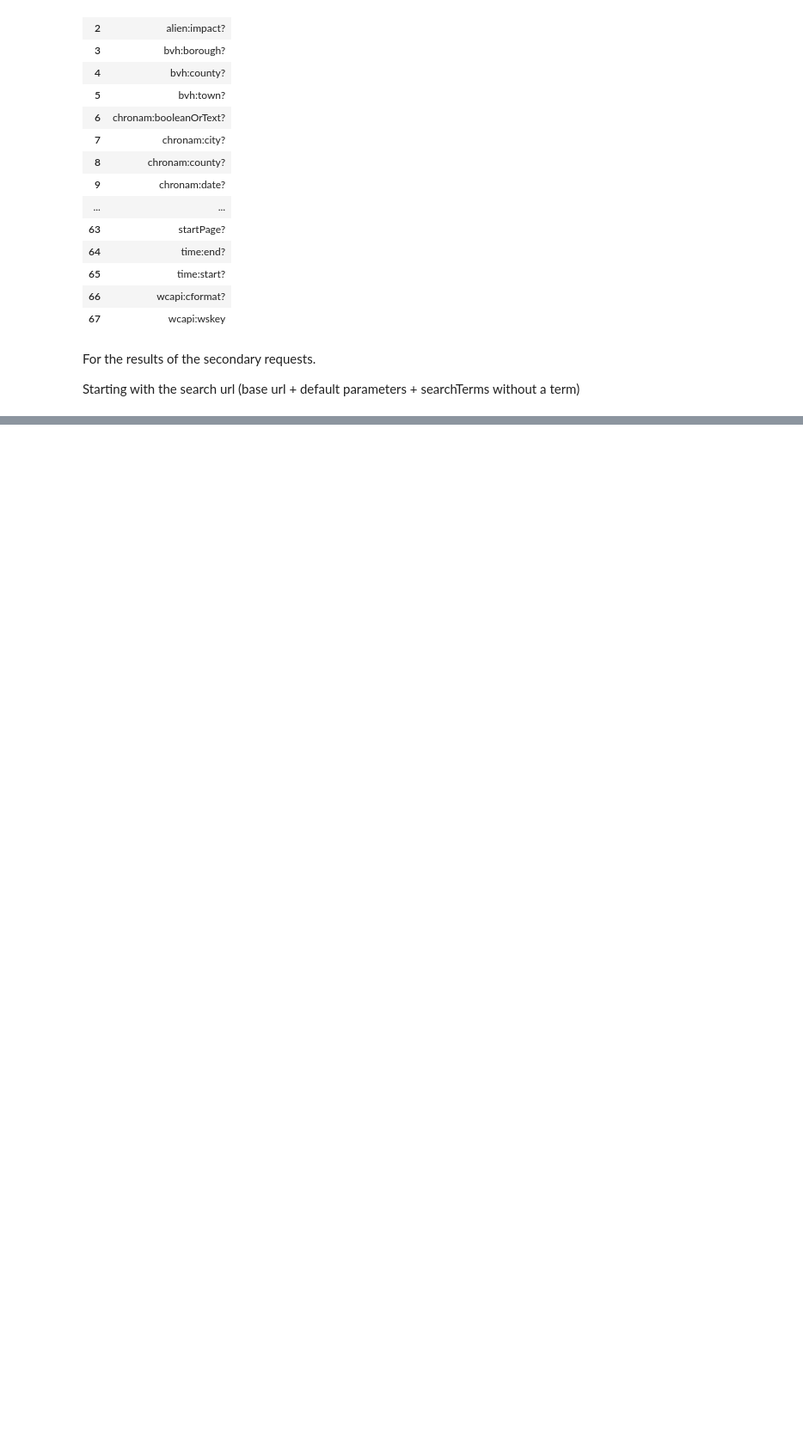
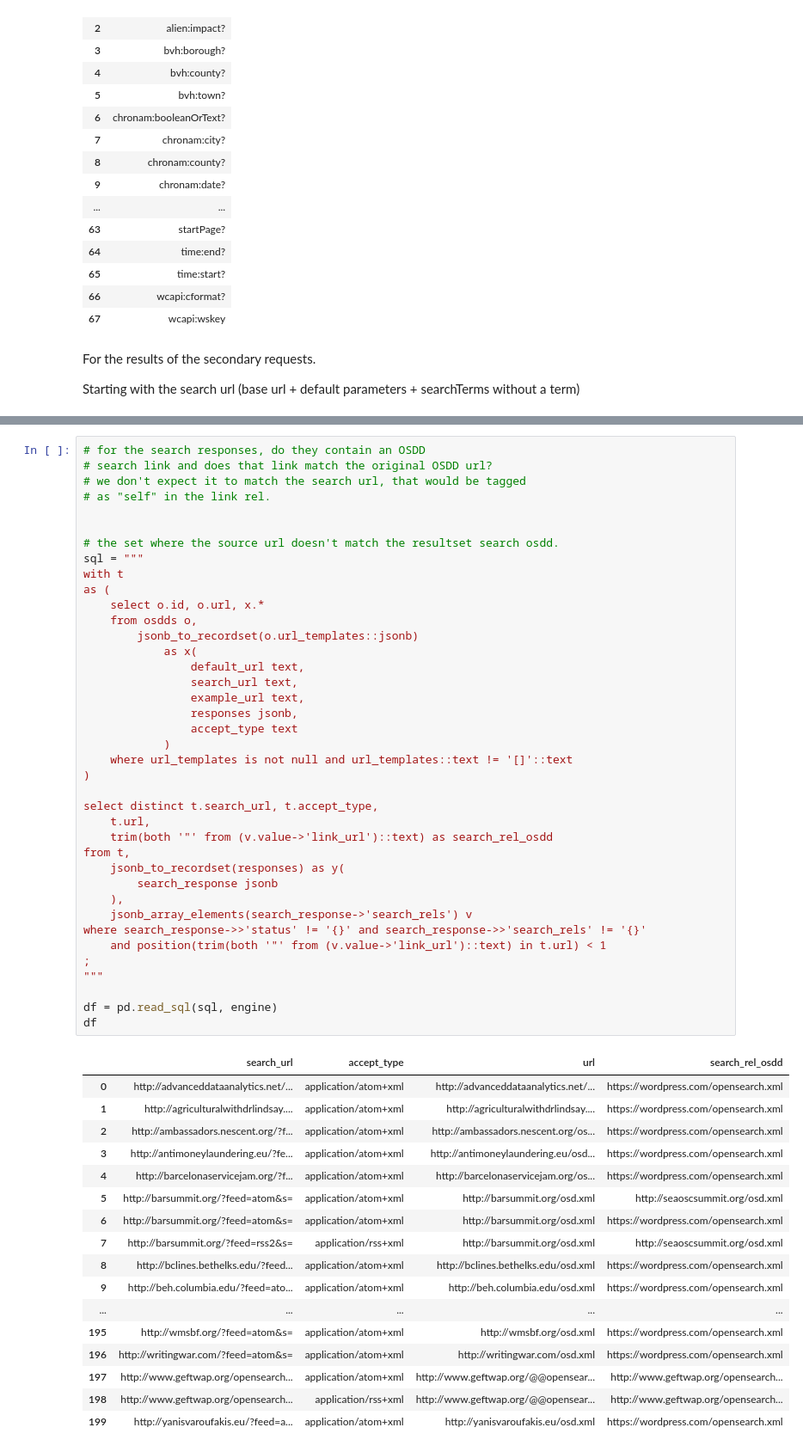
Before and after one commit to b-cube/Response-Identification-Info, a Jupyter notebook: notebooks/Analysis - OpenSearch.ipynb, the cells around one changed output, grey strips where cells are left out. Shown at 86% size. Drawn from its saved outputs; the diff is of its cells as text; blank space fills up the shorter version.

```diff
--- a/notebooks/Analysis - OpenSearch.ipynb
+++ b/notebooks/Analysis - OpenSearch.ipynb
@@ -562,0 +755,57 @@ with pd.option_context('display.max_colwidth', 1000, 'display.max_rows', 810):
+# %%
+# for the search responses, do they contain an OSDD
+# search link and does that link match the original OSDD url?
+# we don't expect it to match the search url, that would be tagged
+# as "self" in the link rel.
+
+
+# the set where the source url doesn't match the resultset search osdd.
+sql = """
+with t
+as (
+	select o.id, o.url, x.*
+	from osdds o,
+		jsonb_to_recordset(o.url_templates::jsonb)
+			as x(
+				default_url text,
+				search_url text,
+				example_url text,
+				responses jsonb,
+				accept_type text
+			)
+	where url_templates is not null and url_templates::text != '[]'::text
+)
+
+select distinct t.search_url, t.accept_type,
+    t.url,
+	trim(both '"' from (v.value->'link_url')::text) as search_rel_osdd
+from t,
+	jsonb_to_recordset(responses) as y(
+		search_response jsonb
+	),
+	jsonb_array_elements(search_response->'search_rels') v
+where search_response->>'status' != '{}' and search_response->>'search_rels' != '{}'
+	and position(trim(both '"' from (v.value->'link_url')::text) in t.url) < 1
+;
+"""
+
+df = pd.read_sql(sql, engine)
+df
+# %% [output]
+|  | search_url | accept_type | url | search_rel_osdd |
+| 0 | http://advanceddataanalytics.net/... | application/atom+xml | http://advanceddataanalytics.net/... | https://wordpress.com/opensearch.xml |
+| 1 | http://agriculturalwithdrlindsay.... | application/atom+xml | http://agriculturalwithdrlindsay.... | https://wordpress.com/opensearch.xml |
+| 2 | http://ambassadors.nescent.org/?f... | application/atom+xml | http://ambassadors.nescent.org/os... | https://wordpress.com/opensearch.xml |
+| 3 | http://antimoneylaundering.eu/?fe... | application/atom+xml | http://antimoneylaundering.eu/osd... | https://wordpress.com/opensearch.xml |
+| 4 | http://barcelonaservicejam.org/?f... | application/atom+xml | http://barcelonaservicejam.org/os... | https://wordpress.com/opensearch.xml |
+| 5 | http://barsummit.org/?feed=atom&s= | application/atom+xml | http://barsummit.org/osd.xml | http://seaoscsummit.org/osd.xml |
+| 6 | http://barsummit.org/?feed=atom&s= | application/atom+xml | http://barsummit.org/osd.xml | https://wordpress.com/opensearch.xml |
+| 7 | http://barsummit.org/?feed=rss2&s= | application/rss+xml | http://barsummit.org/osd.xml | http://seaoscsummit.org/osd.xml |
+| 8 | http://bclines.bethelks.edu/?feed... | application/atom+xml | http://bclines.bethelks.edu/osd.xml | https://wordpress.com/opensearch.xml |
+| 9 | http://beh.columbia.edu/?feed=ato... | application/atom+xml | http://beh.columbia.edu/osd.xml | https://wordpress.com/opensearch.xml |
+| ... | ... | ... | ... | ... |
+| 195 | http://wmsbf.org/?feed=atom&s= | application/atom+xml | http://wmsbf.org/osd.xml | https://wordpress.com/opensearch.xml |
+| 196 | http://writingwar.com/?feed=atom&s= | application/atom+xml | http://writingwar.com/osd.xml | https://wordpress.com/opensearch.xml |
+| 197 | http://www.geftwap.org/opensearch... | application/atom+xml | http://www.geftwap.org/@@opensear... | http://www.geftwap.org/opensearch... |
+| 198 | http://www.geftwap.org/opensearch... | application/rss+xml | http://www.geftwap.org/@@opensear... | http://www.geftwap.org/opensearch... |
+| 199 | http://yanisvaroufakis.eu/?feed=a... | application/atom+xml | http://yanisvaroufakis.eu/osd.xml | https://wordpress.com/opensearch.xml |
```
Also changed, not shown: parts of 10 cells of this notebook, 7 other files.
